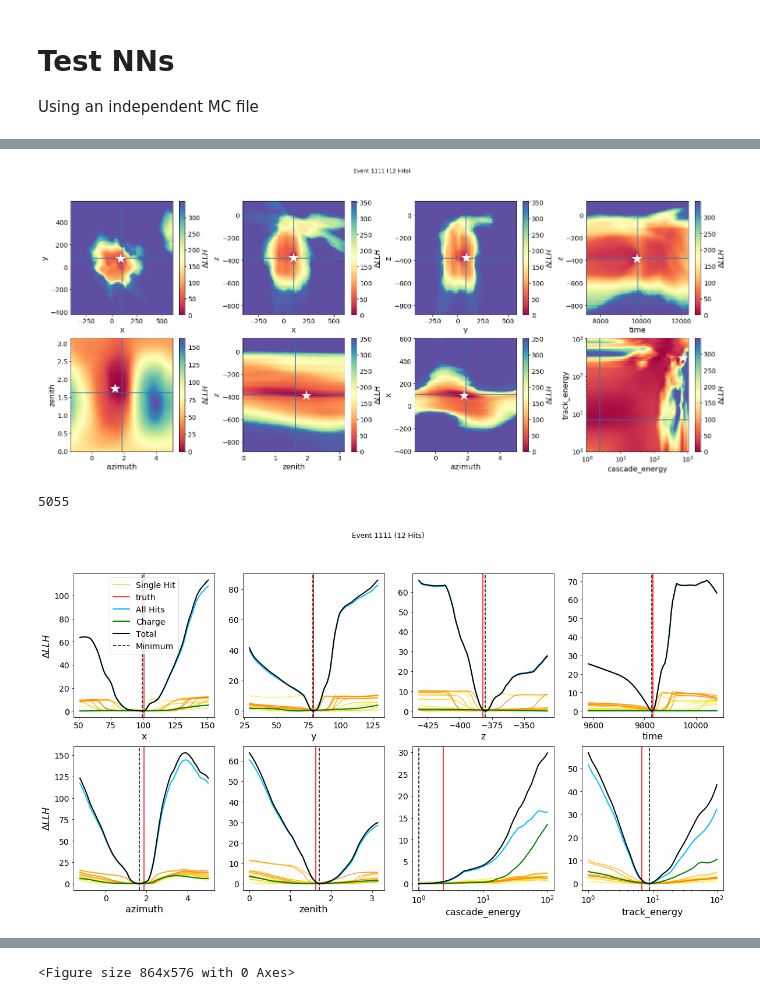
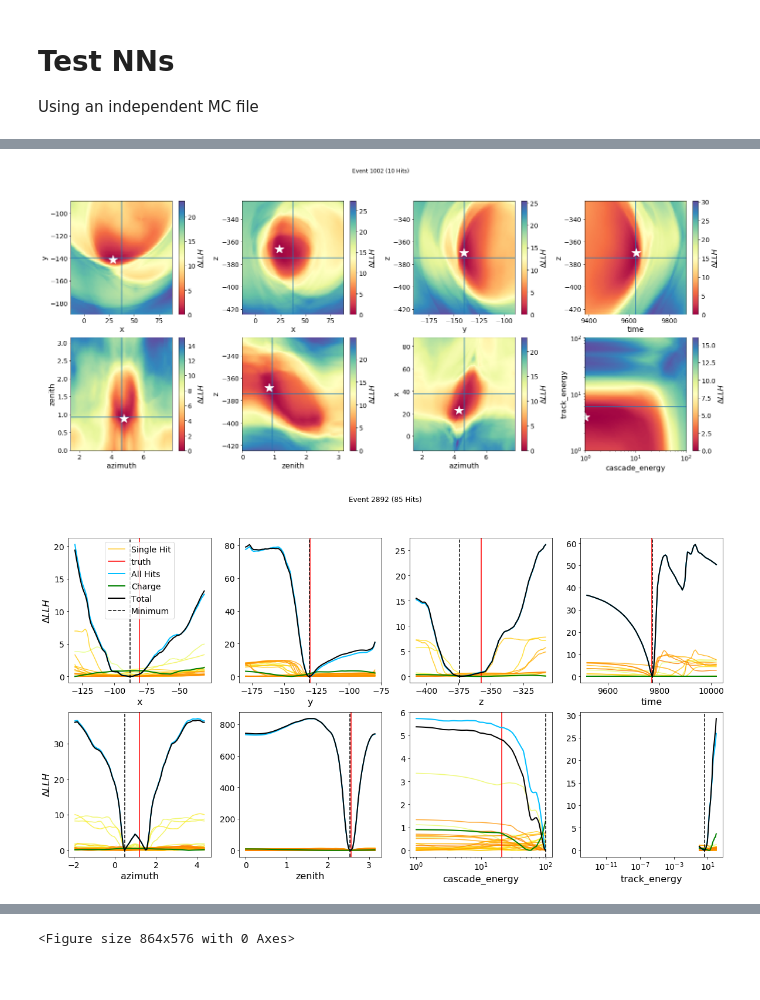
Before and after one commit to philippeller/freeDOM, a Jupyter notebook: freeDOM/inspect.ipynb, the cells around one changed output, grey strips where cells are left out. Cells and saved outputs as stored; diff of their text form; code cells hidden in the pictures.

```diff
--- a/freeDOM/inspect.ipynb
+++ b/freeDOM/inspect.ipynb
@@ -39,2 +38,0 @@ True
-# %%
-t = tf.constant(np.arange(100000).reshape(100,-1))
@@ -130,5 +44,9 @@ def get_llhs(event, params, epsilon = 1e-10, subtract=True):
+# %%
+my_llh = LLH(hitnet_file='models/HitNet_08_May_2020-16h02/epoch_3625_model.hdf5',
+          chargenet_file='models/ChargeNet_08_May_2020-15h59/epoch_600_model.hdf5',
+         )
 # %%
-def get_llh_2d(event, plot_dim_x, plot_dim_y, n_steps=100, width='tight'):
+def get_llh_2d(event, plot_dim_x, plot_dim_y, n_steps=100, width='tight', subtract=True):
     plot_idx_x = labels.index(plot_dim_x)
     true_p_x = event['params'][plot_idx_x]
     plot_idx_y = labels.index(plot_dim_y)
@@ -175,7 +93,12 @@ def get_llh_2d(event, plot_dim_x, plot_dim_y, n_steps=100, width='tight'):
     params[:, plot_idx_y] = p[plot_dim_y].flatten()
 
 
-    llhs, all_hits, q_llh, total_llh = get_llhs(event, params)
+    total_llh, q_llh, all_hits, llhs  = my_llh(event, params)
+    if subtract:
+        total_llh -= np.min(total_llh)
+        q_llh -= np.min(q_llh)
+        all_hits -= np.min(all_hits)
+        llhs -= np.min(llhs, axis=0)
 
     p['q_llh'] = q_llh.reshape(p.grid.shape)
     p['llhs'] = llhs.reshape(p.grid.shape + (-1,))
@@ -209,8 +140,8 @@ def get_llh_1d(event, plot_dim, n_steps=100):
 # %%
 %%time
 #event_idx = 666 # 666 #4242
-#event_idx = np.random.randint(0, len(events)-1) #12321 #1657
-event_idx = 1111
+event_idx = np.random.randint(0, len(events)-1) #12321 #1657
+#event_idx = 2522
 
 event = events[event_idx]
 
@@ -218,7 +149,7 @@ fig, ax = plt.subplots(2,4, figsize=(25, 10))
 plt.subplots_adjust(wspace=0.35)
 
 def plot_2d(x, y, ax):
-    p, t = get_llh_2d(event, x, y, n_steps=100, width='wide')
+    p, t = get_llh_2d(event, x, y, n_steps=100, width='tight')
     p.plot('tot', cbar=True, cmap='Spectral', ax=ax, label=r'$\Delta LLH$')
     ax.axvline(t[0])
     ax.axhline(t[1])
@@ -247,4 +178,4 @@ Wall time: 5.32 s
-[figure, old version]
+[figure, new version]
 # %%
 def plot_llh(event, plot_dim, ax, n_steps=100):
     n_hits = event['hits'].shape[0]
@@ -268,10 +199,6 @@ def plot_llh(event, plot_dim, ax, n_steps=100):
 
     ax.set_xlabel(plot_dim)
     #plt.legend()
-# %%
-gc.collect()
-# %% [output]
-5055
 # %%
 fig, ax = plt.subplots(2, 4, figsize=(20, 10)) #, sharey=True)
 
@@ -285,8 +212,8 @@ for i in range(ax.size):
         continue
 
     #evt = 1756
-    event_idx = 1111 #1126 #2274 #2244 #1930
-    #event_idx = #np.random.randint(0, len(events)-1)
+    #event_idx = 1111 #1126 #2274 #2244 #1930
+    event_idx = np.random.randint(0, len(events)-1)
     event = events[event_idx]
     #evt = 1756
     #evt = 12561
@@ -305,7 +232,7 @@ fig.suptitle('Event %i (%i Hits)'%(event_idx,event['hits'].shape[0]))
 
 plt.savefig('plots/hitnet_event%i.png'%event_idx, dpi=300, bbox_inches='tight')
 # %% [output]
-[figure, old version]
+[figure, new version]
 # %%
 fig, ax = plt.subplots(3, 4, figsize=(20, 10), sharex=True)
 
```
Also changed, not shown: parts of 20 cells of this notebook, 8 other files.
